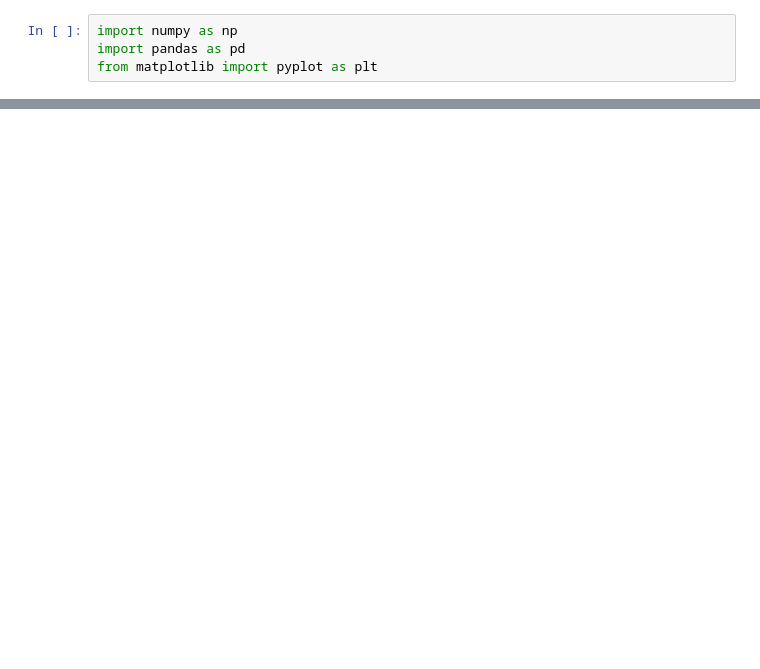
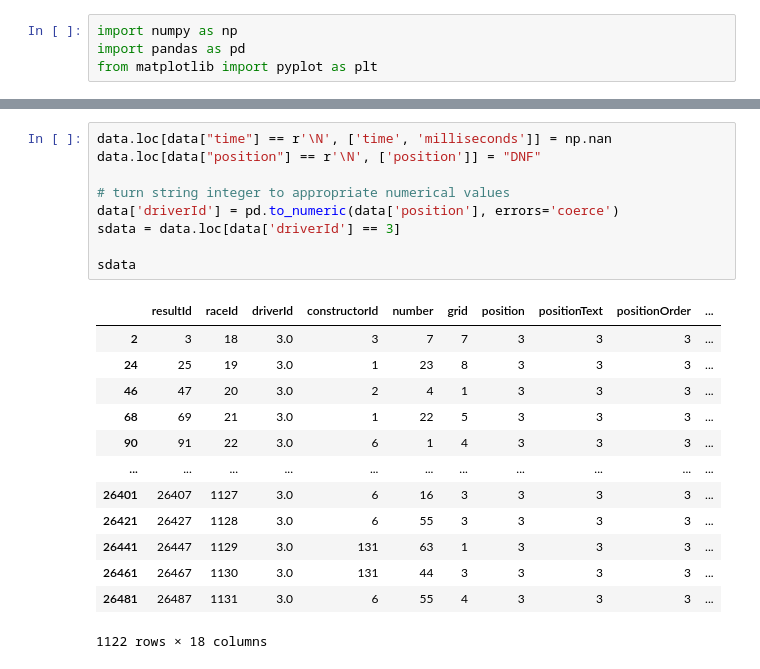
Before and after one commit to mohandsherief82/AI-Tasks, a Jupyter notebook: Task 2/task2.1.ipynb, the cells around one changed output, grey strips where cells are left out. Cells and saved outputs as stored; diff of their text form; blank space fills up the shorter version.

```diff
--- a/Task 2/task2.1.ipynb
+++ b/Task 2/task2.1.ipynb
@@ -37,0 +29,23 @@ dtype: int64
+# %%
+data.loc[data["time"] == r'\N', ['time', 'milliseconds']] = np.nan
+data.loc[data["position"] == r'\N', ['position']] = "DNF"
+
+# turn string integer to appropriate numerical values
+data['driverId'] = pd.to_numeric(data['position'], errors='coerce')
+sdata = data.loc[data['driverId'] == 3]
+
+sdata
+# %% [output]
+|  | resultId | raceId | driverId | constructorId | number | grid | position | positionText | positionOrder | ... |
+| 2 | 3 | 18 | 3.0 | 3 | 7 | 7 | 3 | 3 | 3 | ... |
+| 24 | 25 | 19 | 3.0 | 1 | 23 | 8 | 3 | 3 | 3 | ... |
+| 46 | 47 | 20 | 3.0 | 2 | 4 | 1 | 3 | 3 | 3 | ... |
+| 68 | 69 | 21 | 3.0 | 1 | 22 | 5 | 3 | 3 | 3 | ... |
+| 90 | 91 | 22 | 3.0 | 6 | 1 | 4 | 3 | 3 | 3 | ... |
+| ... | ... | ... | ... | ... | ... | ... | ... | ... | ... | ... |
+| 26401 | 26407 | 1127 | 3.0 | 6 | 16 | 3 | 3 | 3 | 3 | ... |
+| 26421 | 26427 | 1128 | 3.0 | 6 | 55 | 3 | 3 | 3 | 3 | ... |
+| 26441 | 26447 | 1129 | 3.0 | 131 | 63 | 1 | 3 | 3 | 3 | ... |
+| 26461 | 26467 | 1130 | 3.0 | 131 | 44 | 3 | 3 | 3 | 3 | ... |
+| 26481 | 26487 | 1131 | 3.0 | 6 | 55 | 4 | 3 | 3 | 3 | ... |
+1122 rows × 18 columns
```
Also changed, not shown: parts of 4 cells of this notebook, 2 other files.
